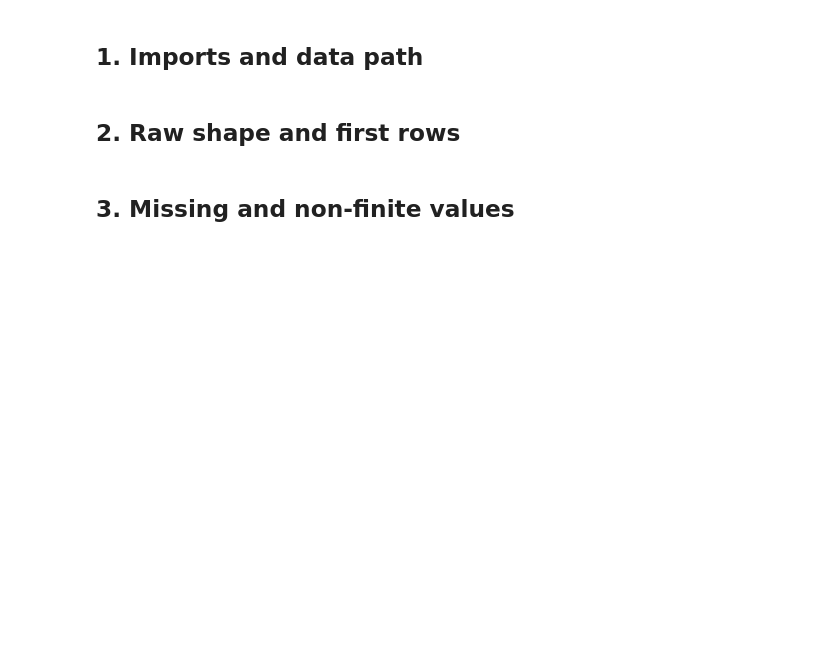
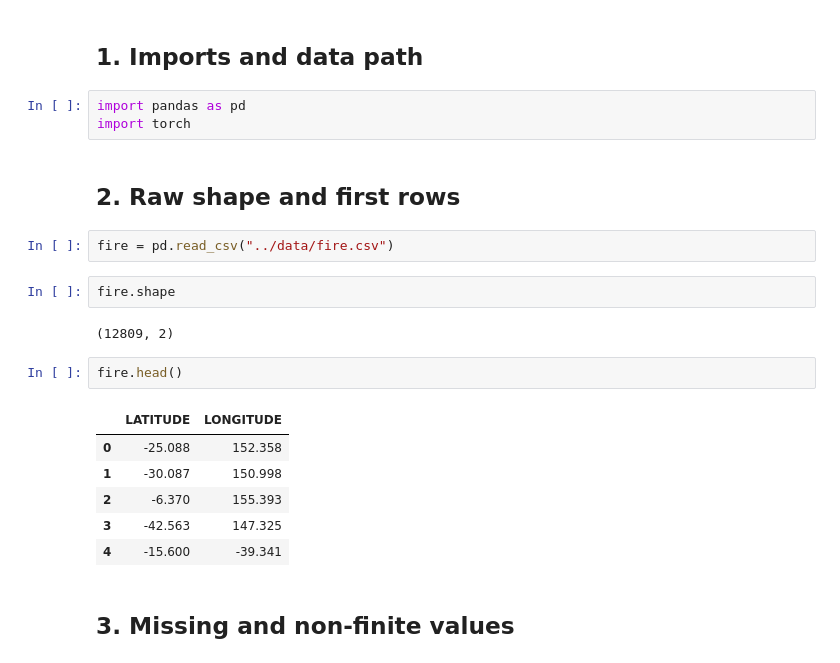
Before and after one commit to mettafore/gdl-papers, a Jupyter notebook: papers/14-RFM/nbs/fire_eda.ipynb, the cells around one changed output. Drawn from its saved outputs; the diff is of its cells as text; blank space fills up the shorter version.

```diff
--- a/papers/14-RFM/nbs/fire_eda.ipynb
+++ b/papers/14-RFM/nbs/fire_eda.ipynb
@@ -4,7 +4,25 @@
 Explore the official Fire dataset before building the RFM training pipeline.
 # %% [markdown]
 ## 1. Imports and data path
+# %%
+import pandas as pd
+import torch
 # %% [markdown]
 ## 2. Raw shape and first rows
+# %%
+fire = pd.read_csv("../data/fire.csv")
+# %%
+fire.shape
+# %% [output]
+(12809, 2)
+# %%
+fire.head()
+# %% [output]
+|  | LATITUDE | LONGITUDE |
+| 0 | -25.088 | 152.358 |
+| 1 | -30.087 | 150.998 |
+| 2 | -6.370 | 155.393 |
+| 3 | -42.563 | 147.325 |
+| 4 | -15.600 | -39.341 |
 # %% [markdown]
 ## 3. Missing and non-finite values
```
Also changed, not shown: parts of 17 cells of this notebook, 3 other files.
